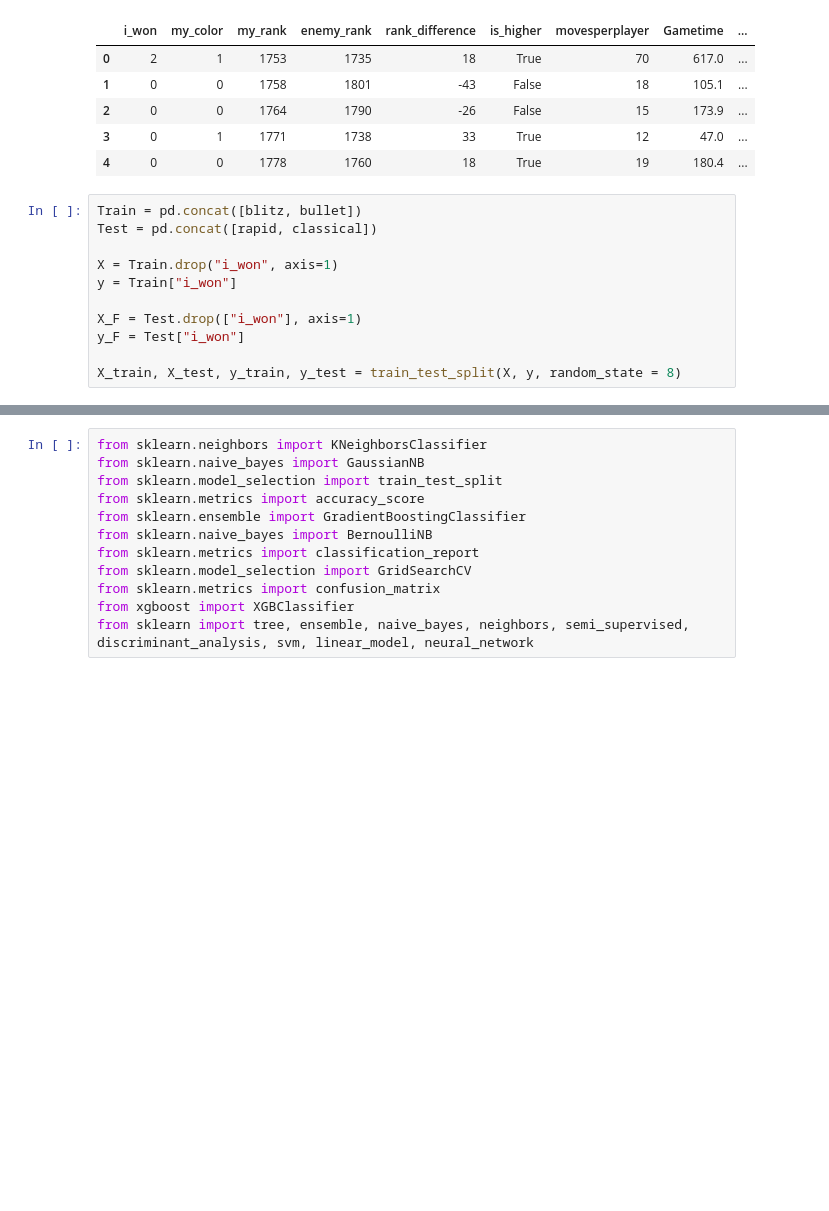
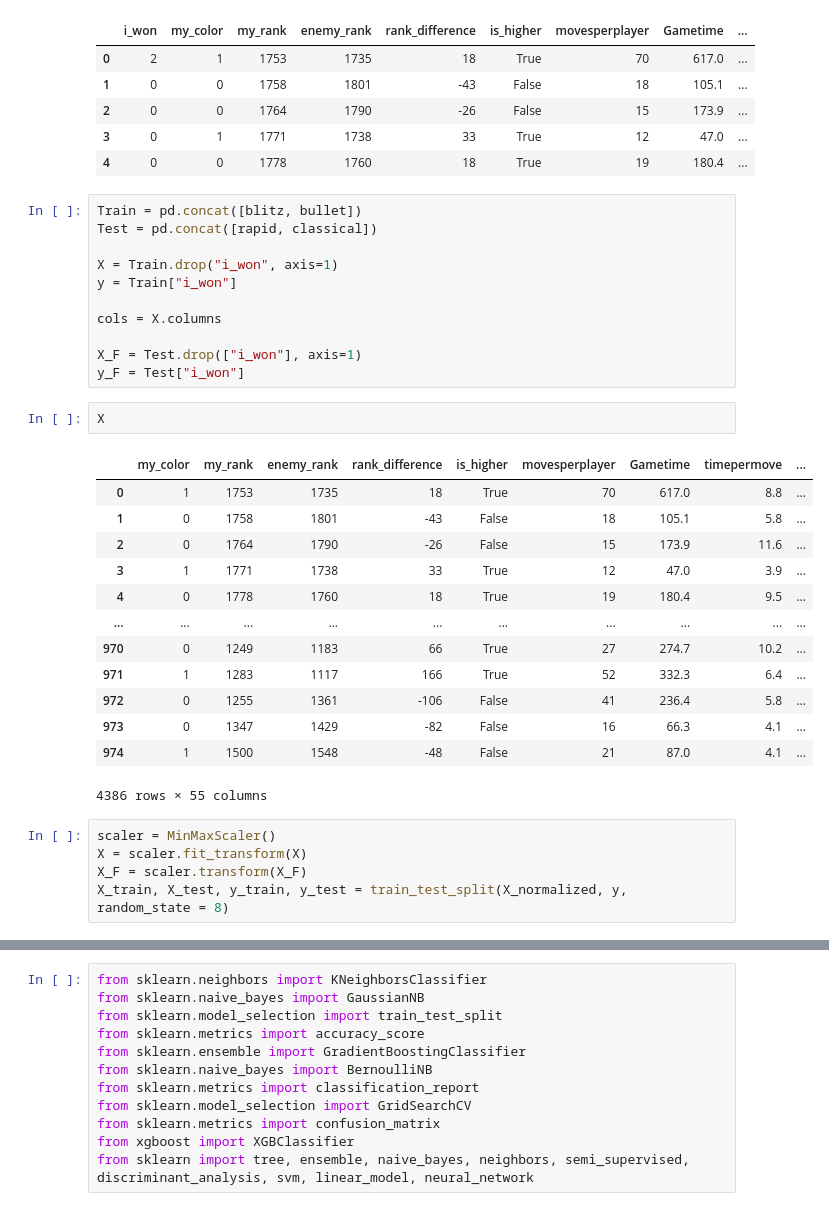
Before and after one commit to MikolajZaborowski/LichessData, a Jupyter notebook: lichess_project/modele_Mikolaj.ipynb, the cells around one changed output, grey strips where cells are left out. Cells and saved outputs as stored; diff of their text form; blank space fills up the shorter version.

```diff
--- a/lichess_project/modele_Mikolaj.ipynb
+++ b/lichess_project/modele_Mikolaj.ipynb
@@ -467,7 +468,28 @@ Test = pd.concat([rapid, classical])
 X = Train.drop("i_won", axis=1)
 y = Train["i_won"]
 
+cols = X.columns
+
 X_F = Test.drop(["i_won"], axis=1)
 y_F = Test["i_won"]
-
-X_train, X_test, y_train, y_test = train_test_split(X, y, random_state = 8)
+# %%
+X
+# %% [output]
+|  | my_color | my_rank | enemy_rank | rank_difference | is_higher | movesperplayer | Gametime | timepermove | ... |
+| 0 | 1 | 1753 | 1735 | 18 | True | 70 | 617.0 | 8.8 | ... |
+| 1 | 0 | 1758 | 1801 | -43 | False | 18 | 105.1 | 5.8 | ... |
+| 2 | 0 | 1764 | 1790 | -26 | False | 15 | 173.9 | 11.6 | ... |
+| 3 | 1 | 1771 | 1738 | 33 | True | 12 | 47.0 | 3.9 | ... |
+| 4 | 0 | 1778 | 1760 | 18 | True | 19 | 180.4 | 9.5 | ... |
+| ... | ... | ... | ... | ... | ... | ... | ... | ... | ... |
+| 970 | 0 | 1249 | 1183 | 66 | True | 27 | 274.7 | 10.2 | ... |
+| 971 | 1 | 1283 | 1117 | 166 | True | 52 | 332.3 | 6.4 | ... |
+| 972 | 0 | 1255 | 1361 | -106 | False | 41 | 236.4 | 5.8 | ... |
+| 973 | 0 | 1347 | 1429 | -82 | False | 16 | 66.3 | 4.1 | ... |
+| 974 | 1 | 1500 | 1548 | -48 | False | 21 | 87.0 | 4.1 | ... |
+4386 rows × 55 columns
+# %%
+scaler = MinMaxScaler()
+X = scaler.fit_transform(X)
+X_F = scaler.transform(X_F)
+X_train, X_test, y_train, y_test = train_test_split(X_normalized, y, random_state = 8)
```
Also changed, not shown: parts of 30 cells of this notebook.
